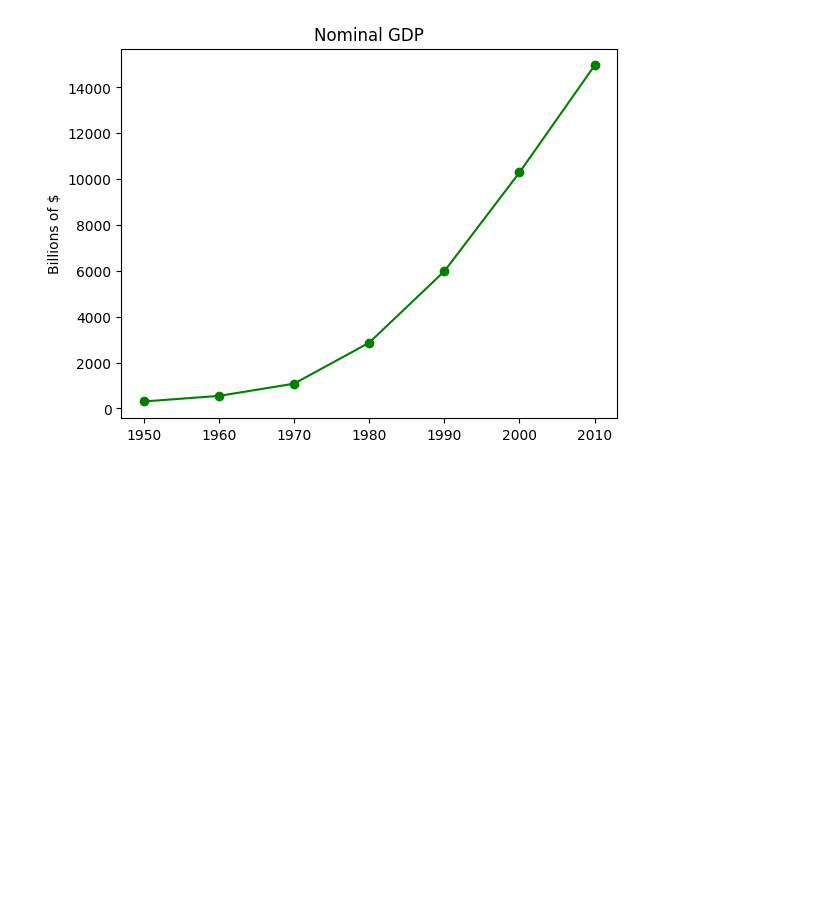
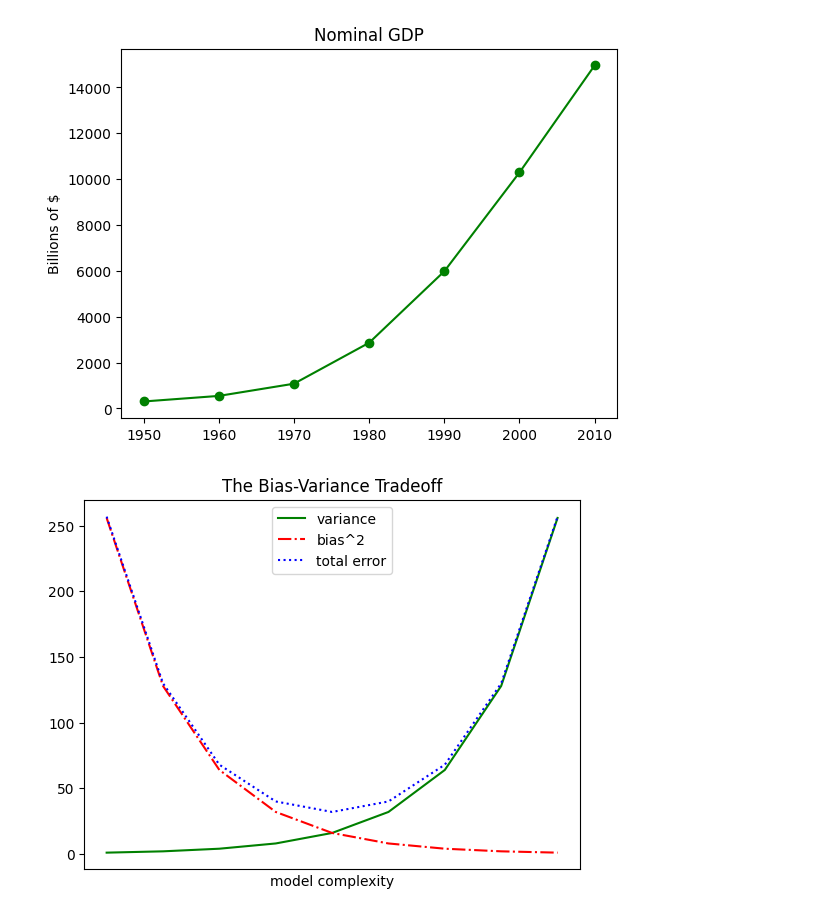
Before and after one commit to prateekjoshi2013/data-science, a Jupyter notebook: Data_Science_From_Scratch.ipynb, the cells around one changed output. Drawn from its saved outputs; the diff is of its cells as text; code cells hidden in the pictures; blank space fills up the shorter version.

```diff
--- a/Data_Science_From_Scratch.ipynb
+++ b/Data_Science_From_Scratch.ipynb
@@ -42,3 +44,22 @@ plt.ylabel("Billions of $")
 plt.show()
 # %% [output]
 [figure]
+# %%
+variance = [1, 2, 4, 8, 16, 32, 64, 128, 256]
+bias_squared = [256, 128, 64, 32, 16, 8, 4, 2, 1]
+total_error = [x + y for x, y in zip(variance, bias_squared)]
+xs = [i for i, _ in enumerate(variance)]
+# We can make multiple calls to plt.plot
+# to show multiple series on the same chart
+plt.plot(xs, variance, 'g-', label='variance') # green solid line
+plt.plot(xs, bias_squared, 'r-.', label='bias^2') # red dot-dashed line
+plt.plot(xs, total_error, 'b:', label='total error') # blue dotted line
+# Because we've assigned labels to each series,
+# we can get a legend for free (loc=9 means "top center")
+plt.legend(loc=9)
+plt.xlabel("model complexity")
+plt.xticks([])
+plt.title("The Bias-Variance Tradeoff")
+plt.show()
+# %% [output]
+[figure, added]
```
Also changed, not shown: parts of 18 cells of this notebook.
